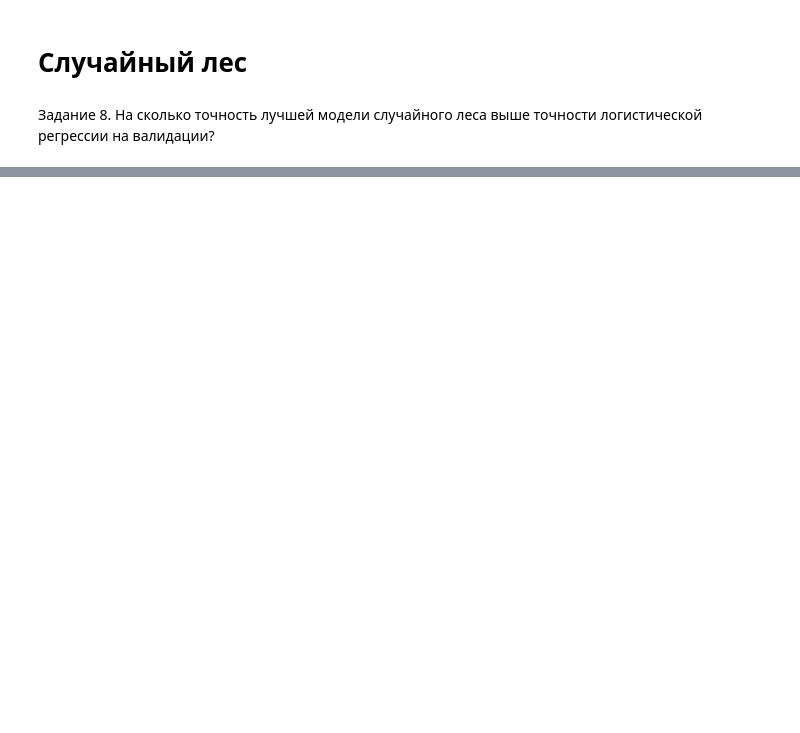
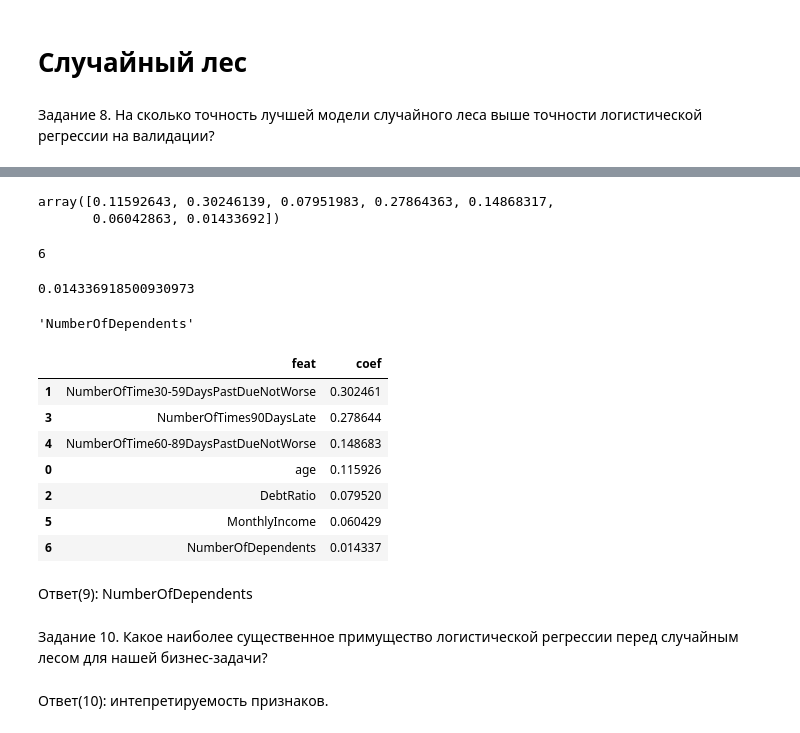
Before and after one commit to AndrewTrefilov/my-journey-to-ml-starts-here, a Jupyter notebook: demo#5.ipynb, the cells around one changed output, grey strips where cells are left out. Drawn from its saved outputs; the diff is of its cells as text; code cells hidden in the pictures; blank space fills up the shorter version.

```diff
--- a/demo#5.ipynb
+++ b/demo#5.ipynb
@@ -217,7 +357,7 @@ skf = StratifiedKFold(n_splits=5, shuffle=True, random_state=5)
 # %% [markdown]
 Задание 8. На сколько точность лучшей модели случайного леса выше точности логистической регрессии на валидации?
 # %%
-gcv_rf = GridSearchCV(rf, parameters, n_jobs=-1, cv=skf, verbose=1)
+gcv_rf = GridSearchCV(rf, parameters, n_jobs=-1, cv=skf, verbose=1, scoring ='roc_auc')
 gcv_rf.fit(X, y)
 # %% [output]
 Fitting 5 folds for each of 36 candidates, totalling 180 fits
@@ -239,0 +394,35 @@ GridSearchCV(cv=StratifiedKFold(n_splits=5, random_state=5, shuffle=True),
+# %%
+features
+# %% [output]
+array([0.11592643, 0.30246139, 0.07951983, 0.27864363, 0.14868317,
+       0.06042863, 0.01433692])
+# %%
+np.argmin(features)
+# %% [output]
+6
+# %%
+features[6]
+# %% [output]
+0.014336918500930973
+# %%
+X.columns[6]
+# %% [output]
+'NumberOfDependents'
+# %%
+pd.DataFrame({'feat': independent_columns_names,
+              'coef': gcv_rf.best_estimator_.feature_importances_}).sort_values(by='coef', ascending=False)
+# %% [output]
+|  | feat | coef |
+| 1 | NumberOfTime30-59DaysPastDueNotWorse | 0.302461 |
+| 3 | NumberOfTimes90DaysLate | 0.278644 |
+| 4 | NumberOfTime60-89DaysPastDueNotWorse | 0.148683 |
+| 0 | age | 0.115926 |
+| 2 | DebtRatio | 0.079520 |
+| 5 | MonthlyIncome | 0.060429 |
+| 6 | NumberOfDependents | 0.014337 |
+# %% [markdown]
+Ответ(9): NumberOfDependents
+# %% [markdown]
+Задание 10. Какое наиболее существенное примущество логистической регрессии перед случайным лесом для нашей бизнес-задачи?
+# %% [markdown]
+Ответ(10): интепретируемость признаков.
```
Also changed, not shown: parts of 50 cells of this notebook.
